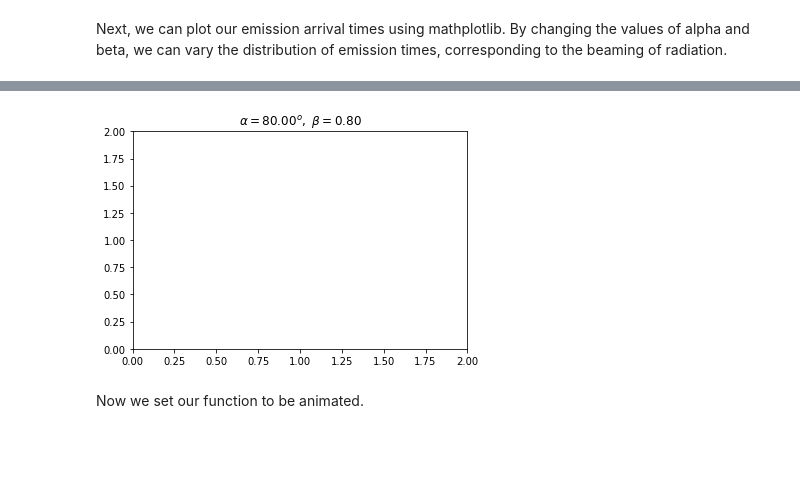
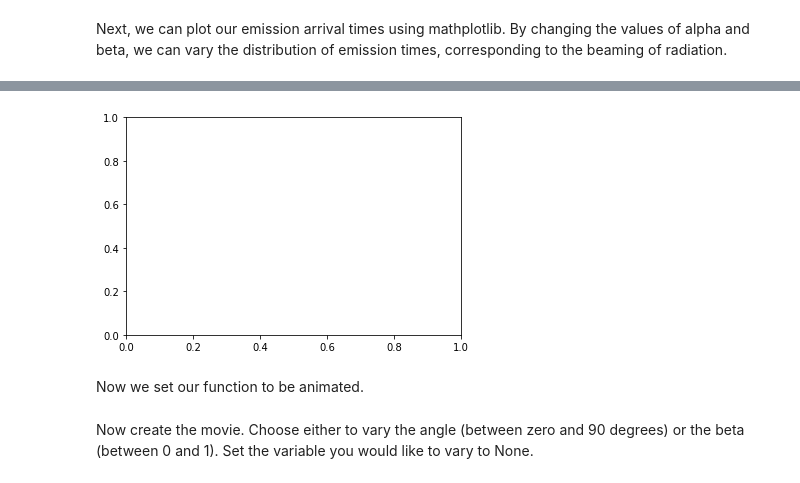
Before and after one commit to breegd/rad_proc_final_project, a Jupyter notebook: astro_rad_final_project.ipynb, the cells around one changed output, grey strips where cells are left out. Saved outputs shown, nothing was run; the diff lists cells and outputs as text; code cells hidden in the pictures; blank space fills up the shorter version.

```diff
--- a/astro_rad_final_project.ipynb
+++ b/astro_rad_final_project.ipynb
@@ -59,14 +63,8 @@ Now, we will create an animation that will vary our value of alpha from 0 to 90.
-# %%
-fig, ax = plt.subplots()
-
-ax.set_xlim(( 0, 2))
-ax.set_ylim((0, 2))
-ax.set_title('$\\alpha = $' + '{0:.2f}'.format(float(alpha_d)) + '$^o$' + \
-           '$,\ \\beta = $' + '{0:.2f}'.format(beta))
-
-line, = ax.plot([], [], lw=2)
-# %% [output]
-[figure, removed]
+# %%
+fig, ax = plt.subplots()
+Nframes = 90
+# %% [output]
+[figure, added]
 # %% [markdown]
 Now we set our function to be animated.
 # %%
@@ -95,0 +103,2 @@ anim = animation.FuncAnimation(fig, animate, init_func=init,
+# %% [markdown]
+Now create the movie.  Choose either to vary the angle (between zero and 90 degrees) or the beta (between 0 and 1).  Set the variable you would like to vary to None.
```
Also changed, not shown: parts of 13 cells of this notebook.
